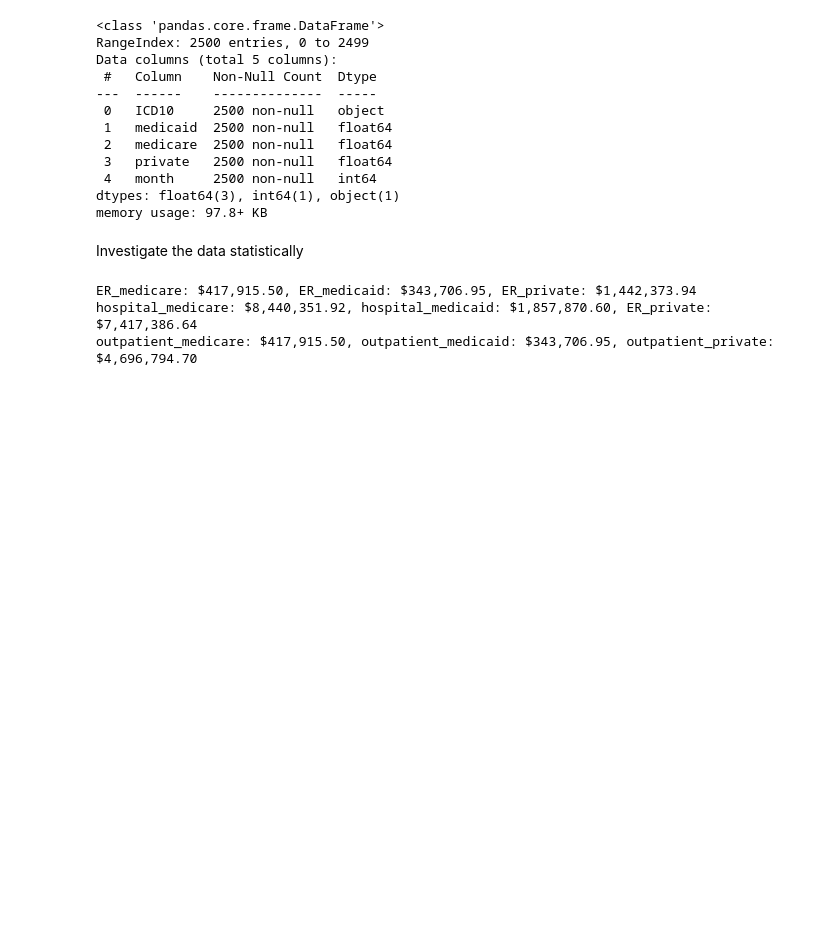
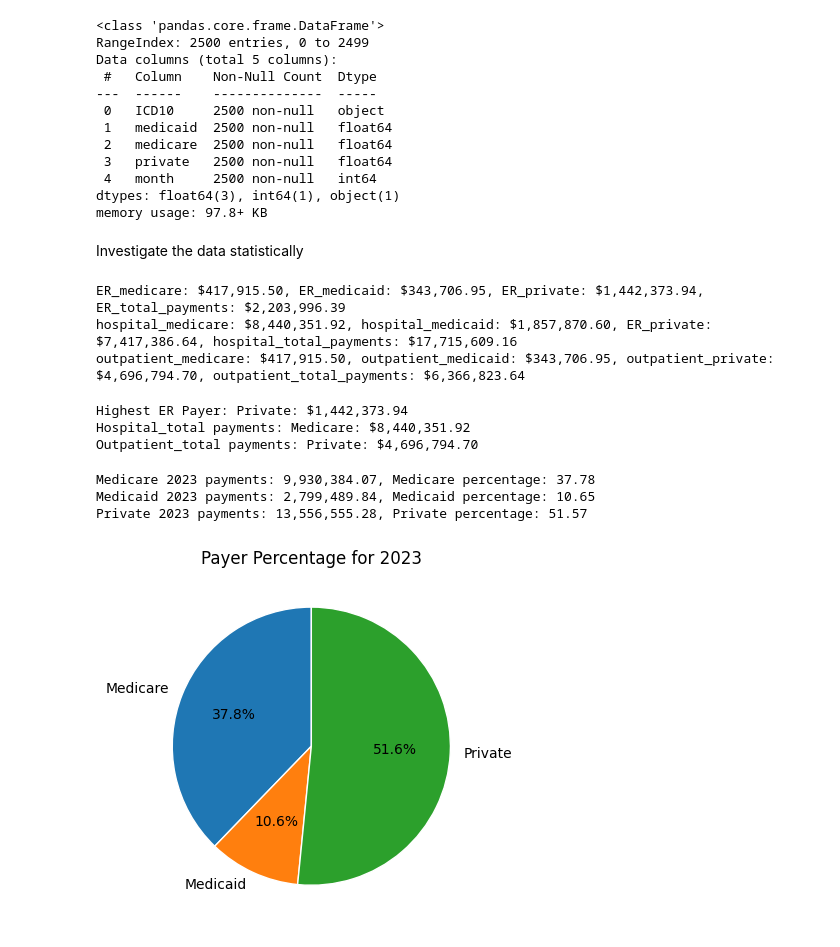
Before and after one commit to mha2112/Insurers, a Jupyter notebook: analysis.ipynb, the cells around one changed output. Cells and saved outputs as stored; diff of their text form; code cells hidden in the pictures; blank space fills up the shorter version.

```diff
--- a/analysis.ipynb
+++ b/analysis.ipynb
@@ -61,18 +63,71 @@ Investigate the data statistically
 ER_medicare = ER_df['medicare'].sum()
 ER_medicaid = ER_df['medicaid'].sum()
 ER_private = ER_df['private'].sum()
-print(f'ER_medicare: ${ER_medicare:,.2f}, ER_medicaid: ${ER_medicaid:,.2f}, ER_private: ${ER_private:,.2f}')
+ER_total_payments = ER_medicare + ER_medicaid + ER_private
+print(f'ER_medicare: ${ER_medicare:,.2f}, ER_medicaid: ${ER_medicaid:,.2f}, ER_private: ${ER_private:,.2f}, ER_total_payments: ${ER_total_payments:,.2f}')
 
 hospital_medicare = hospital_df['medicare'].sum()
 hospital_medicaid = hospital_df['medicaid'].sum()
 hospital_private = hospital_df['private'].sum()
-print(f'hospital_medicare: ${hospital_medicare:,.2f}, hospital_medicaid: ${hospital_medicaid:,.2f}, ER_private: ${hospital_private:,.2f}')
+hospital_total_payments = hospital_medicare + hospital_medicaid + hospital_private
+print(f'hospital_medicare: ${hospital_medicare:,.2f}, hospital_medicaid: ${hospital_medicaid:,.2f}, ER_private: ${hospital_private:,.2f}, hospital_total_payments: ${hospital_total_payments:,.2f}')
 
 outpatient_medicare = outpatient_df['medicare'].sum()
 outpatient_medicaid = outpatient_df['medicaid'].sum()
 outpatient_private = outpatient_df['private'].sum()
-print(f'outpatient_medicare: ${ER_medicare:,.2f}, outpatient_medicaid: ${ER_medicaid:,.2f}, outpatient_private: ${outpatient_private:,.2f}')
+outpatient_total_payments = outpatient_medicare + outpatient_medicaid + outpatient_private
+print(f'outpatient_medicare: ${ER_medicare:,.2f}, outpatient_medicaid: ${ER_medicaid:,.2f}, outpatient_private: ${outpatient_private:,.2f}, outpatient_total_payments: ${outpatient_total_payments:,.2f}')
 # %% [output]
-ER_medicare: $417,915.50, ER_medicaid: $343,706.95, ER_private: $1,442,373.94
-hospital_medicare: $8,440,351.92, hospital_medicaid: $1,857,870.60, ER_private: $7,417,386.64
-outpatient_medicare: $417,915.50, outpatient_medicaid: $343,706.95, outpatient_private: $4,696,794.70
+ER_medicare: $417,915.50, ER_medicaid: $343,706.95, ER_private: $1,442,373.94, ER_total_payments: $2,203,996.39
+hospital_medicare: $8,440,351.92, hospital_medicaid: $1,857,870.60, ER_private: $7,417,386.64, hospital_total_payments: $17,715,609.16
+outpatient_medicare: $417,915.50, outpatient_medicaid: $343,706.95, outpatient_private: $4,696,794.70, outpatient_total_payments: $6,366,823.64
+# %%
+#the max paid care facility the payer and the value
+ER_facility = {'Medicare' : ER_medicare, 'Medicaid' : ER_medicaid, 'Private': ER_private}
+ER_top_payer = max(ER_facility, key=ER_facility.get)
+print(f'Highest ER Payer: {ER_top_payer}: ${ER_facility[ER_top_payer]:,.2f}')
+
+hospital_facility = {'Medicare':hospital_medicare,'Medicaid':hospital_medicaid,'Private':hospital_private}
+hospital_top_payer = max(hospital_facility, key=hospital_facility.get)
+print(f'Hospital_total payments: {hospital_top_payer}: ${hospital_facility[hospital_top_payer]:,.2f}')
+
+outpatient_facility = {'Medicare':outpatient_medicare,'Medicaid':outpatient_medicaid, 'Private':outpatient_private}
+outpatient_top_payer = max(outpatient_facility, key=outpatient_facility.get)
+print(f'Outpatient_total payments: {outpatient_top_payer}: ${outpatient_facility[outpatient_top_payer]:,.2f}')
+# %% [output]
+Highest ER Payer: Private: $1,442,373.94
+Hospital_total payments: Medicare: $8,440,351.92
+Outpatient_total payments: Private: $4,696,794.70
+# %%
+#total across all payers
+medicare_2023 = ER_medicare + hospital_medicare + outpatient_medicare
+medicaid_2023 = ER_medicaid + hospital_medicaid + outpatient_medicaid
+private_2023 = ER_private + hospital_private + outpatient_private
+
+#total payment of all payers for 2023
+total_2023_payments = ER_total_payments + hospital_total_payments + outpatient_total_payments
+
+#percentage of payment for 2023
+medicare_2023__percentage = medicare_2023/total_2023_payments * 100
+medicaid_2023__percentage = medicaid_2023/total_2023_payments * 100
+private_2023__percentage = private_2023/total_2023_payments * 100
+
+
+print(f'Medicare 2023 payments: {medicare_2023:,.2f}, Medicare percentage: {medicare_2023__percentage:,.2f}')
+print(f'Medicaid 2023 payments: {medicaid_2023:,.2f}, Medicaid percentage: {medicaid_2023__percentage:,.2f}')
+print(f'Private 2023 payments: {private_2023:,.2f}, Private percentage: {private_2023__percentage:,.2f}')
+# %% [output]
+Medicare 2023 payments: 9,930,384.07, Medicare percentage: 37.78
+Medicaid 2023 payments: 2,799,489.84, Medicaid percentage: 10.65
+Private 2023 payments: 13,556,555.28, Private percentage: 51.57
+# %%
+#visual of payers
+payers = ['Medicare', 'Medicaid', 'Private']
+percentages = [medicare_2023__percentage, medicaid_2023__percentage, private_2023__percentage]
+plt.figure(figsize=(6,4))
+plt.pie(percentages, labels=payers, autopct='%1.1f%%', startangle=90,wedgeprops={'edgecolor': 'white'})
+plt.title('Payer Percentage for 2023')
+plt.tight_layout()
+plt.show()
+# %% [output]
+[figure, added]
```
Also changed, not shown: parts of 21 cells of this notebook.
